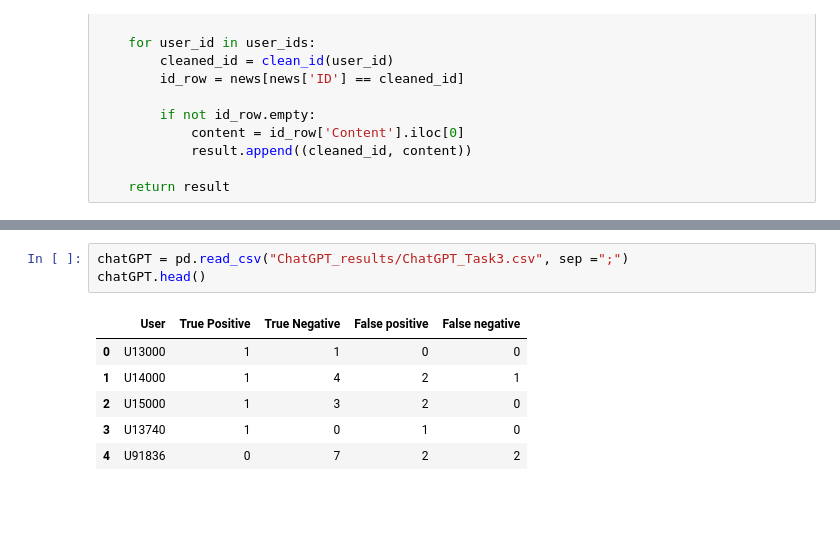
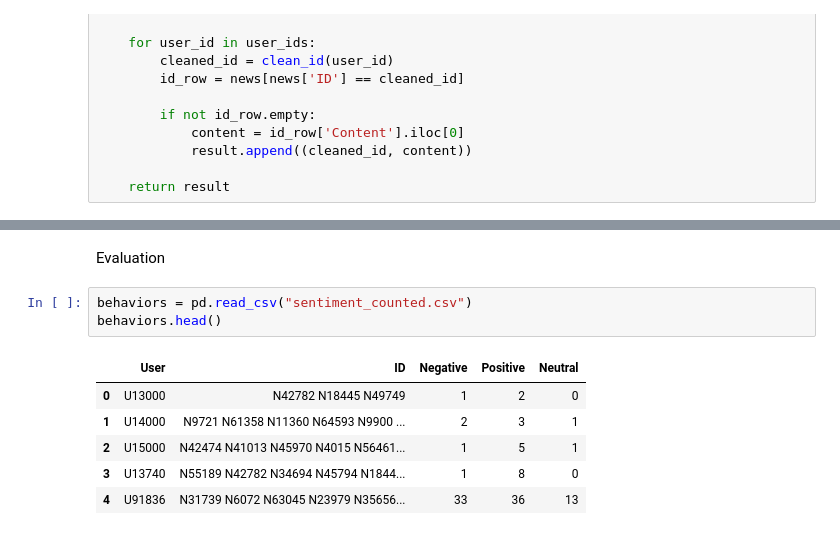
Before and after one commit to krisbara/GPT-Recommender-systems, a Jupyter notebook: ChatGPT.ipynb, the cells around one changed output, grey strips where cells are left out. Saved outputs shown, nothing was run; the diff lists cells and outputs as text; blank space fills up the shorter version.

```diff
--- a/ChatGPT.ipynb
+++ b/ChatGPT.ipynb
@@ -124,10 +144,12 @@ The user has interacted with the items from List 1. You task is to choose items,
+# %% [markdown]
+Evaluation
 # %%
-chatGPT = pd.read_csv("ChatGPT_results/ChatGPT_Task3.csv", sep =";")
-chatGPT.head()
+behaviors = pd.read_csv("sentiment_counted.csv")
+behaviors.head()
 # %% [output]
-|  | User | True Positive | True Negative | False positive | False negative |
-| 0 | U13000 | 1 | 1 | 0 | 0 |
-| 1 | U14000 | 1 | 4 | 2 | 1 |
-| 2 | U15000 | 1 | 3 | 2 | 0 |
-| 3 | U13740 | 1 | 0 | 1 | 0 |
-| 4 | U91836 | 0 | 7 | 2 | 2 |
+|  | User | ID | Negative | Positive | Neutral |
+| 0 | U13000 | N42782 N18445 N49749 | 1 | 2 | 0 |
+| 1 | U14000 | N9721 N61358 N11360 N64593 N9900 ... | 2 | 3 | 1 |
+| 2 | U15000 | N42474 N41013 N45970 N4015 N56461... | 1 | 5 | 1 |
+| 3 | U13740 | N55189 N42782 N34694 N45794 N1844... | 1 | 8 | 0 |
+| 4 | U91836 | N31739 N6072 N63045 N23979 N35656... | 33 | 36 | 13 |
```
Also changed, not shown: parts of 20 cells of this notebook, 2 other files.
